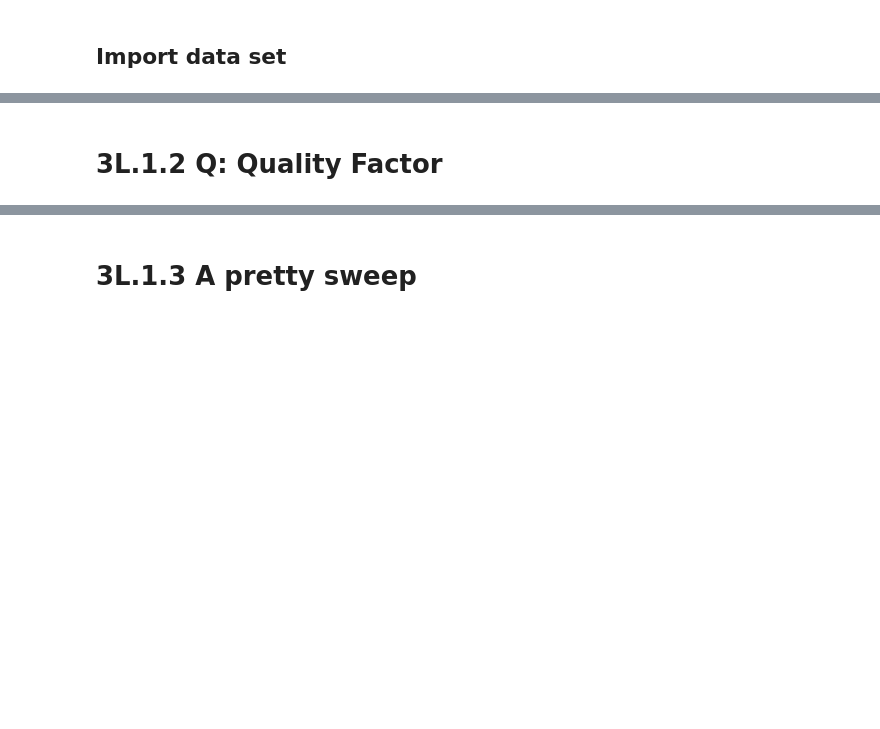
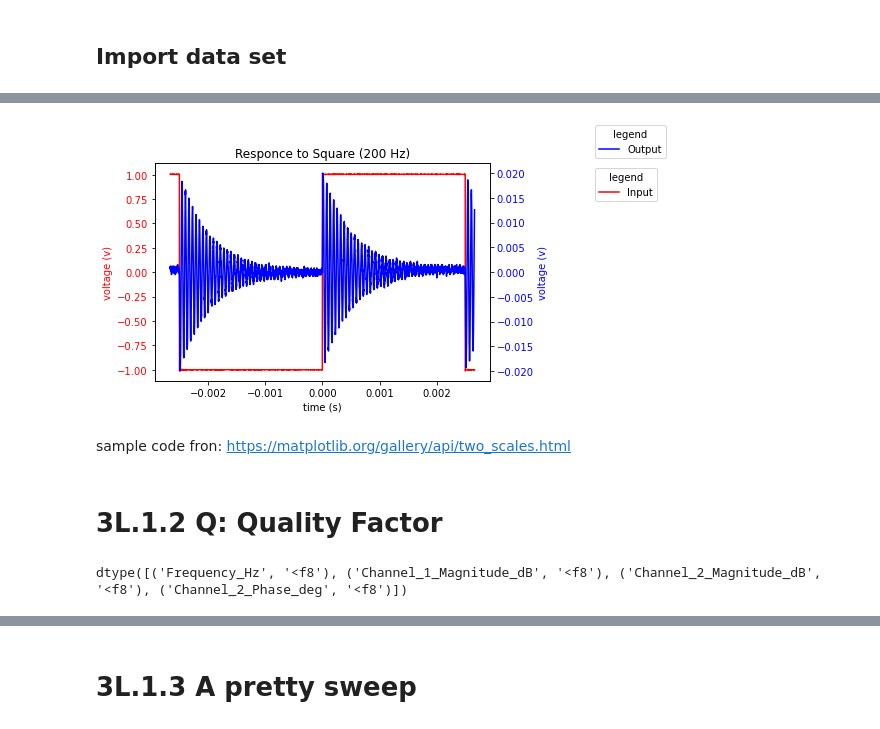
Before and after one commit to dannyjacobs/ses330, a Jupyter notebook: 2020_assignments/jhuffer1_diode/Lab 3 Diode (jhuffer).ipynb, the cells around one changed output, grey strips where cells are left out. Drawn from its saved outputs; the diff is of its cells as text; code cells hidden in the pictures; blank space fills up the shorter version.

```diff
--- a/2020_assignments/jhuffer1_diode/Lab 3 Diode (jhuffer).ipynb
+++ b/2020_assignments/jhuffer1_diode/Lab 3 Diode (jhuffer).ipynb
@@ -18,2 +74,26 @@ import matplotlib.pyplot as pl
+# %%
+fig, ax1 = pl.subplots()
+
+color = 'red'
+ax1.set_xlabel('time (s)')
+ax1.set_ylabel('voltage (v)', color=color)
+ax1.plot(E['Time_s'], E['Channel_1_V'], label='Input', color=color)
+ax1.tick_params(axis='y', labelcolor=color)
+pl.legend(title='legend', bbox_to_anchor=(1.3,1), loc='upper left')
+
+ax2 = ax1.twinx()  # instantiate a second axes that shares the same x-axis
+
+color = 'blue'
+ax2.set_ylabel('voltage (v)', color=color)  # we already handled the x-label with ax1
+ax2.plot(E['Time_s'], E['Channel_2_V'], label='Output', color=color)
+ax2.tick_params(axis='y', labelcolor=color)
+
+pl.title ('Responce to Square (200 Hz)')
+pl.legend(title='legend', bbox_to_anchor=(1.3,1), loc='lower left')
+pl.show()
+# %% [output]
+[figure, added]
+# %% [markdown]
+sample code fron: https://matplotlib.org/gallery/api/two_scales.html
 # %% [markdown]
 # 3L.1.2 Q: Quality Factor
@@ -19,0 +102,4 @@ import matplotlib.pyplot as pl
+# %%
+F.dtype
+# %% [output]
+dtype([('Frequency_Hz', '<f8'), ('Channel_1_Magnitude_dB', '<f8'), ('Channel_2_Magnitude_dB', '<f8'), ('Channel_2_Phase_deg', '<f8')])
```
Also changed, not shown: parts of 19 cells of this notebook, 6 other files.
